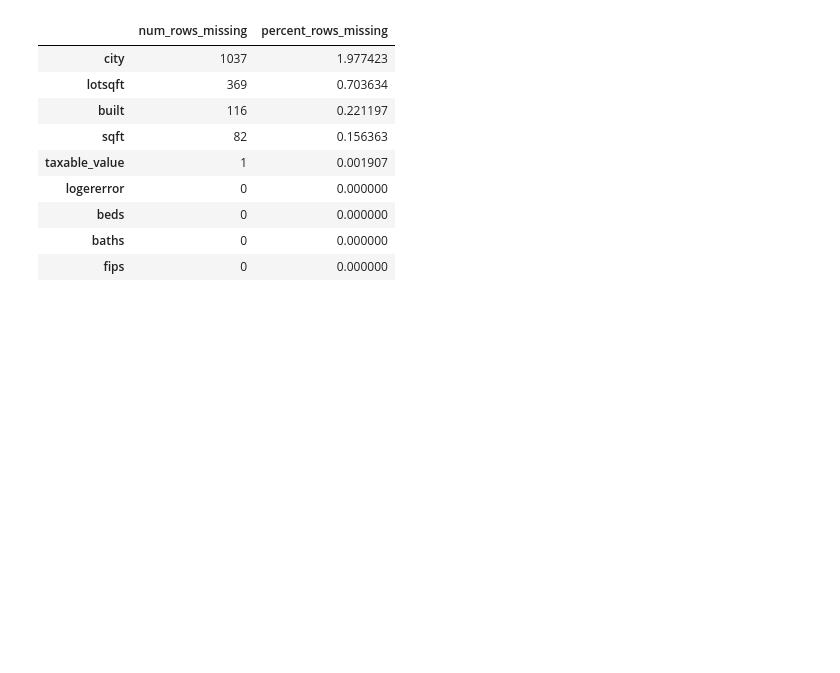
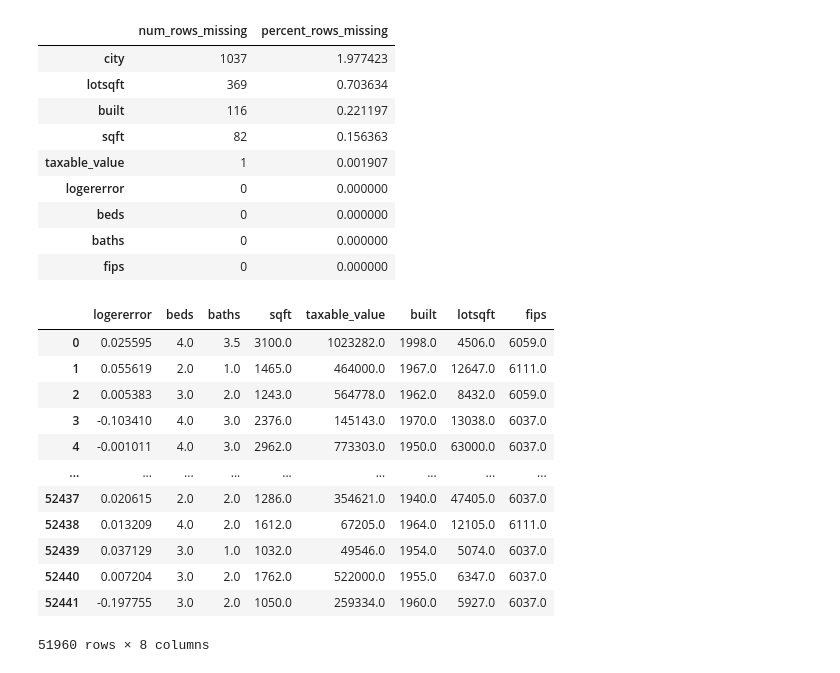
Before and after one commit to RichardAlcabes22/clustering-exercises, a Jupyter notebook: data_wrangle_exercise.ipynb, the cells around one changed output. Cells and saved outputs as stored; diff of their text form; code cells hidden in the pictures; blank space fills up the shorter version.

```diff
--- a/data_wrangle_exercise.ipynb
+++ b/data_wrangle_exercise.ipynb
@@ -157,3 +158,19 @@ def handle_missing_values(df, prop_required_columns=0.5, prop_required_rows=0.75
     row_threshold = int(round(prop_required_rows * len(df.columns), 0))
     df = df.dropna(axis=0, thresh=row_threshold)
     return df
+# %%
+handle_missing_values(df,prop_required_columns=0.99,prop_required_rows=0.99)
+# %% [output]
+|  | logererror | beds | baths | sqft | taxable_value | built | lotsqft | fips |
+| 0 | 0.025595 | 4.0 | 3.5 | 3100.0 | 1023282.0 | 1998.0 | 4506.0 | 6059.0 |
+| 1 | 0.055619 | 2.0 | 1.0 | 1465.0 | 464000.0 | 1967.0 | 12647.0 | 6111.0 |
+| 2 | 0.005383 | 3.0 | 2.0 | 1243.0 | 564778.0 | 1962.0 | 8432.0 | 6059.0 |
+| 3 | -0.103410 | 4.0 | 3.0 | 2376.0 | 145143.0 | 1970.0 | 13038.0 | 6037.0 |
+| 4 | -0.001011 | 4.0 | 3.0 | 2962.0 | 773303.0 | 1950.0 | 63000.0 | 6037.0 |
+| ... | ... | ... | ... | ... | ... | ... | ... | ... |
+| 52437 | 0.020615 | 2.0 | 2.0 | 1286.0 | 354621.0 | 1940.0 | 47405.0 | 6037.0 |
+| 52438 | 0.013209 | 4.0 | 2.0 | 1612.0 | 67205.0 | 1964.0 | 12105.0 | 6111.0 |
+| 52439 | 0.037129 | 3.0 | 1.0 | 1032.0 | 49546.0 | 1954.0 | 5074.0 | 6037.0 |
+| 52440 | 0.007204 | 3.0 | 2.0 | 1762.0 | 522000.0 | 1955.0 | 6347.0 | 6037.0 |
+| 52441 | -0.197755 | 3.0 | 2.0 | 1050.0 | 259334.0 | 1960.0 | 5927.0 | 6037.0 |
+51960 rows × 8 columns
```
Also changed, not shown: parts of 34 cells of this notebook, 3 other files.
